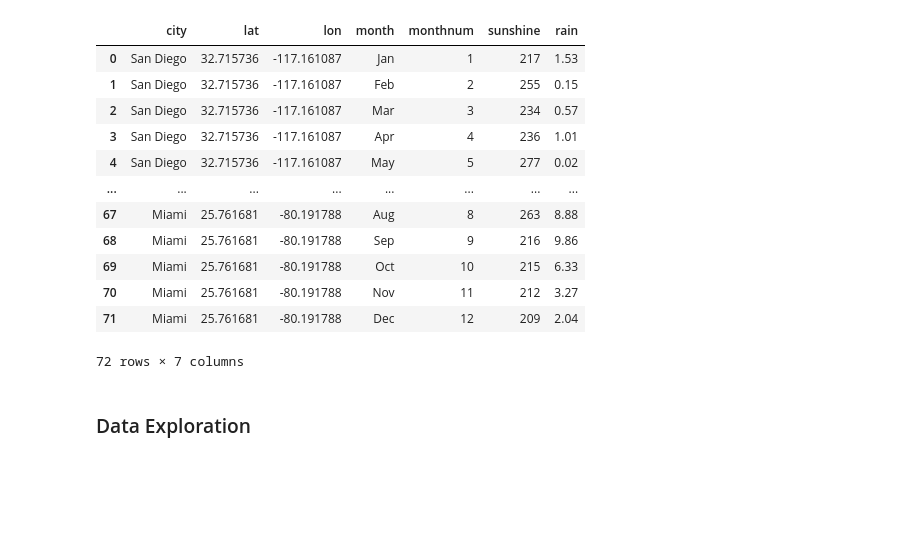
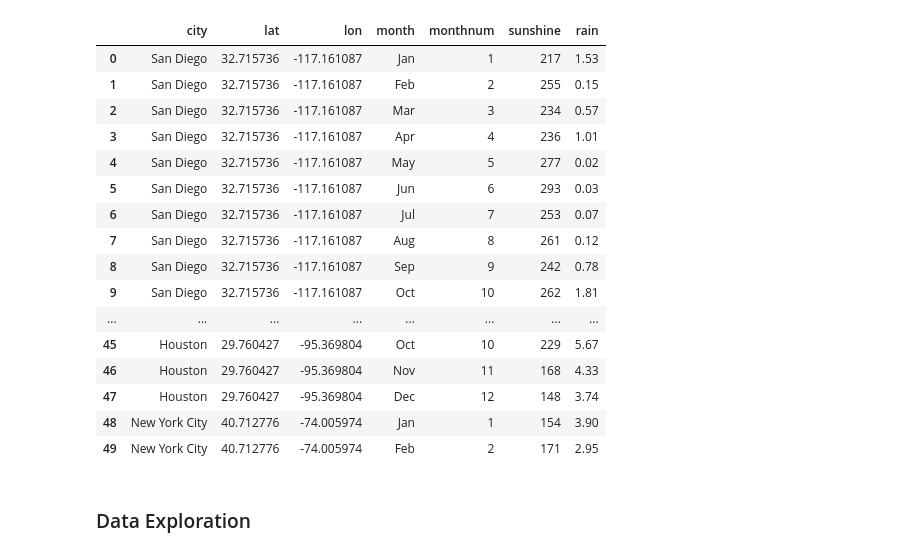
Before and after one commit to ameek12/project, a Jupyter notebook: project_1/climate.ipynb, the cells around one changed output. Cells and saved outputs as stored; diff of their text form; code cells hidden in the pictures; blank space fills up the shorter version.

```diff
--- a/project_1/climate.ipynb
+++ b/project_1/climate.ipynb
@@ -1,23 +1,27 @@
 # %%
 import pandas as pd
 
 # creating a data frame
 df = pd.read_csv("weather.csv")
-df
+df.head(50)
 # %% [output]
 |  | city | lat | lon | month | monthnum | sunshine | rain |
 | 0 | San Diego | 32.715736 | -117.161087 | Jan | 1 | 217 | 1.53 |
 | 1 | San Diego | 32.715736 | -117.161087 | Feb | 2 | 255 | 0.15 |
 | 2 | San Diego | 32.715736 | -117.161087 | Mar | 3 | 234 | 0.57 |
 | 3 | San Diego | 32.715736 | -117.161087 | Apr | 4 | 236 | 1.01 |
 | 4 | San Diego | 32.715736 | -117.161087 | May | 5 | 277 | 0.02 |
+| 5 | San Diego | 32.715736 | -117.161087 | Jun | 6 | 293 | 0.03 |
+| 6 | San Diego | 32.715736 | -117.161087 | Jul | 7 | 253 | 0.07 |
+| 7 | San Diego | 32.715736 | -117.161087 | Aug | 8 | 261 | 0.12 |
+| 8 | San Diego | 32.715736 | -117.161087 | Sep | 9 | 242 | 0.78 |
+| 9 | San Diego | 32.715736 | -117.161087 | Oct | 10 | 262 | 1.81 |
 | ... | ... | ... | ... | ... | ... | ... | ... |
-| 67 | Miami | 25.761681 | -80.191788 | Aug | 8 | 263 | 8.88 |
-| 68 | Miami | 25.761681 | -80.191788 | Sep | 9 | 216 | 9.86 |
-| 69 | Miami | 25.761681 | -80.191788 | Oct | 10 | 215 | 6.33 |
-| 70 | Miami | 25.761681 | -80.191788 | Nov | 11 | 212 | 3.27 |
-| 71 | Miami | 25.761681 | -80.191788 | Dec | 12 | 209 | 2.04 |
+| 45 | Houston | 29.760427 | -95.369804 | Oct | 10 | 229 | 5.67 |
+| 46 | Houston | 29.760427 | -95.369804 | Nov | 11 | 168 | 4.33 |
+| 47 | Houston | 29.760427 | -95.369804 | Dec | 12 | 148 | 3.74 |
+| 48 | New York City | 40.712776 | -74.005974 | Jan | 1 | 154 | 3.90 |
+| 49 | New York City | 40.712776 | -74.005974 | Feb | 2 | 171 | 2.95 |
-72 rows × 7 columns
 # %%
 import warnings
 warnings.filterwarnings("ignore")
```
Also changed, not shown: parts of 4 cells of this notebook, 2 other files.
